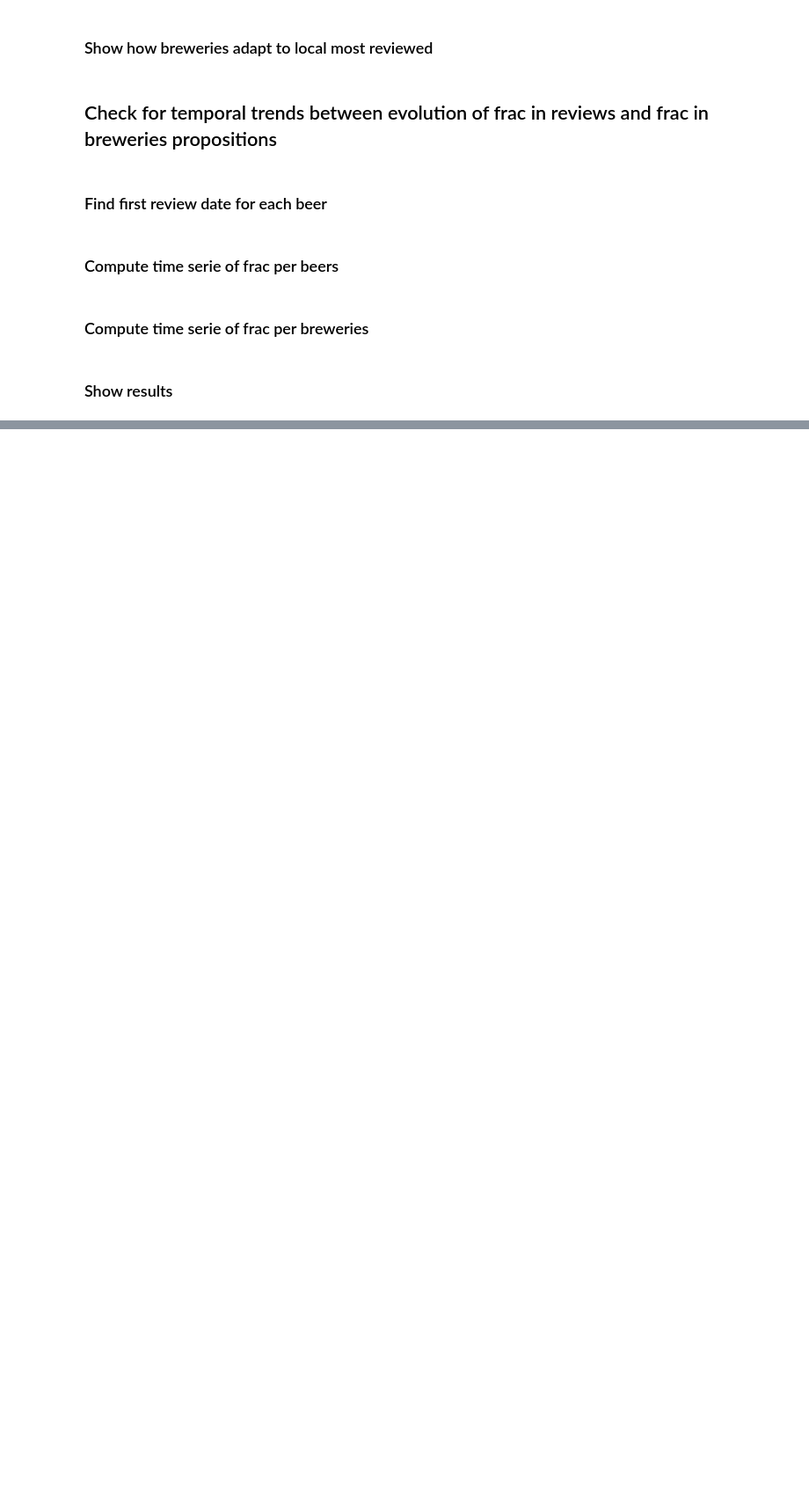
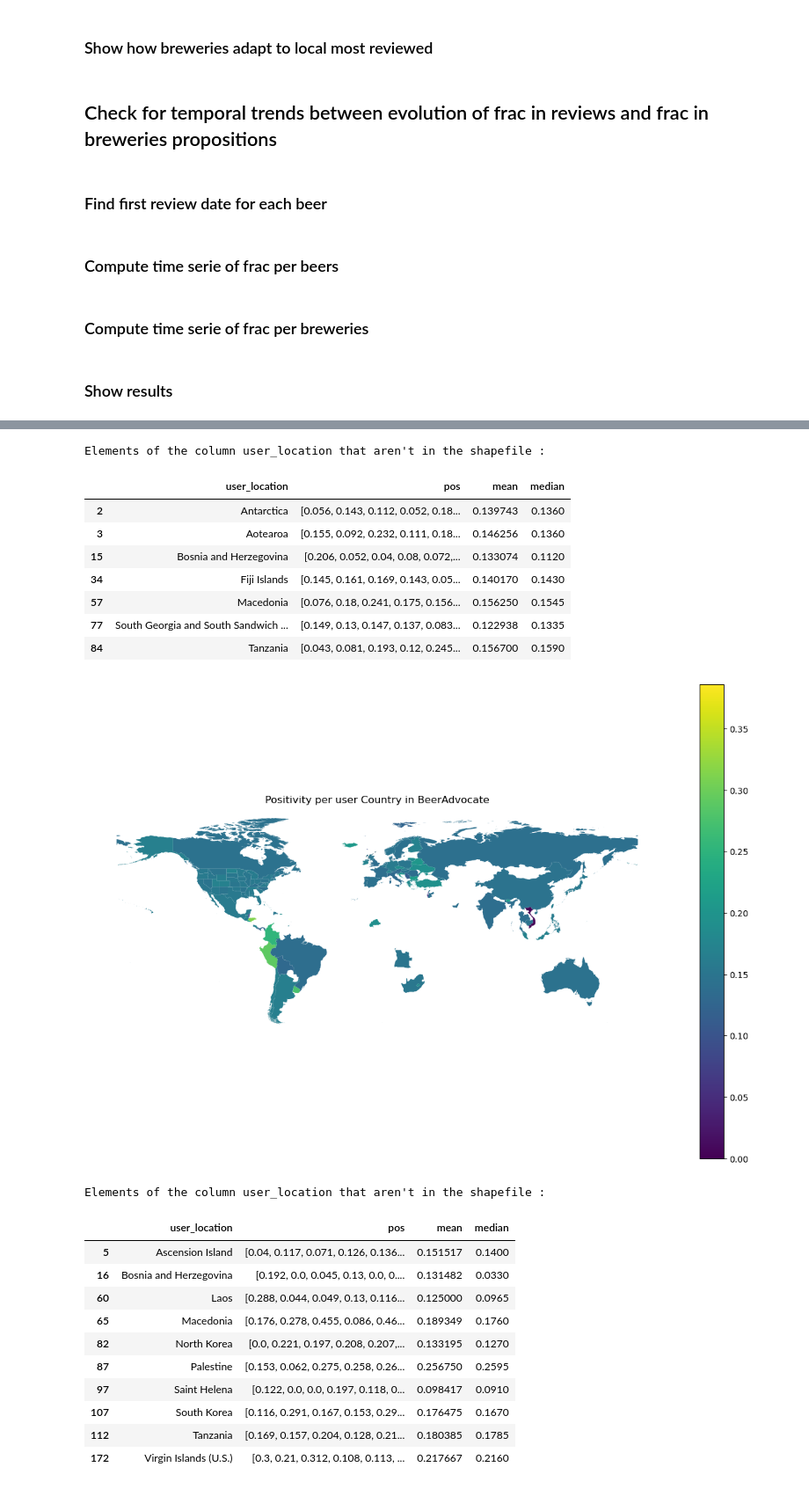
Before and after one commit to epfl-ada/ada-2023-project-dada, a Jupyter notebook: src/final.ipynb, the cells around one changed output, grey strips where cells are left out. Shown at 88% size. Cells and saved outputs as stored; diff of their text form; code cells hidden in the pictures; blank space fills up the shorter version.

```diff
--- a/src/final.ipynb
+++ b/src/final.ipynb
@@ -1087,0 +1409,26 @@ plt.savefig('../results/frac_time_series.png')
+# %%
+plot_map(df_pos_ba, shapefile, "Positivity per user", "BeerAdvocate", 'median')
+plot_map(df_pos_rb, shapefile, "Positivity per user", "RateBeer",'median')
+# %% [output]
+Elements of the column user_location that aren't in the shapefile :
+|  | user_location | pos | mean | median |
+| 2 | Antarctica | [0.056, 0.143, 0.112, 0.052, 0.18... | 0.139743 | 0.1360 |
+| 3 | Aotearoa | [0.155, 0.092, 0.232, 0.111, 0.18... | 0.146256 | 0.1360 |
+| 15 | Bosnia and Herzegovina | [0.206, 0.052, 0.04, 0.08, 0.072,... | 0.133074 | 0.1120 |
+| 34 | Fiji Islands | [0.145, 0.161, 0.169, 0.143, 0.05... | 0.140170 | 0.1430 |
+| 57 | Macedonia | [0.076, 0.18, 0.241, 0.175, 0.156... | 0.156250 | 0.1545 |
+| 77 | South Georgia and South Sandwich ... | [0.149, 0.13, 0.147, 0.137, 0.083... | 0.122938 | 0.1335 |
+| 84 | Tanzania | [0.043, 0.081, 0.193, 0.12, 0.245... | 0.156700 | 0.1590 |
+[figure, added]
+Elements of the column user_location that aren't in the shapefile :
+|  | user_location | pos | mean | median |
+| 5 | Ascension Island | [0.04, 0.117, 0.071, 0.126, 0.136... | 0.151517 | 0.1400 |
+| 16 | Bosnia and Herzegovina | [0.192, 0.0, 0.045, 0.13, 0.0, 0.... | 0.131482 | 0.0330 |
+| 60 | Laos | [0.288, 0.044, 0.049, 0.13, 0.116... | 0.125000 | 0.0965 |
+| 65 | Macedonia | [0.176, 0.278, 0.455, 0.086, 0.46... | 0.189349 | 0.1760 |
+| 82 | North Korea | [0.0, 0.221, 0.197, 0.208, 0.207,... | 0.133195 | 0.1270 |
+| 87 | Palestine | [0.153, 0.062, 0.275, 0.258, 0.26... | 0.256750 | 0.2595 |
+| 97 | Saint Helena | [0.122, 0.0, 0.0, 0.197, 0.118, 0... | 0.098417 | 0.0910 |
+| 107 | South Korea | [0.116, 0.291, 0.167, 0.153, 0.29... | 0.176475 | 0.1670 |
+| 112 | Tanzania | [0.169, 0.157, 0.204, 0.128, 0.21... | 0.180385 | 0.1785 |
+| 172 | Virgin Islands (U.S.) | [0.3, 0.21, 0.312, 0.108, 0.113, ... | 0.217667 | 0.2160 |
```
Also changed, not shown: parts of 57 cells of this notebook.
